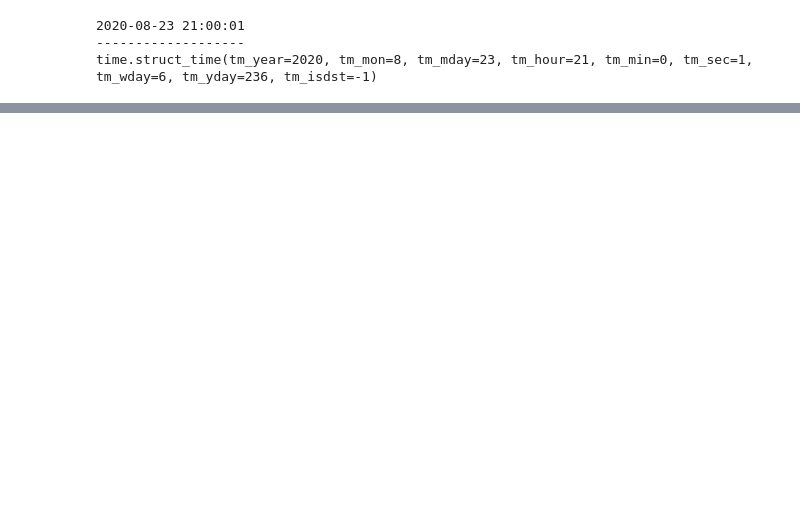
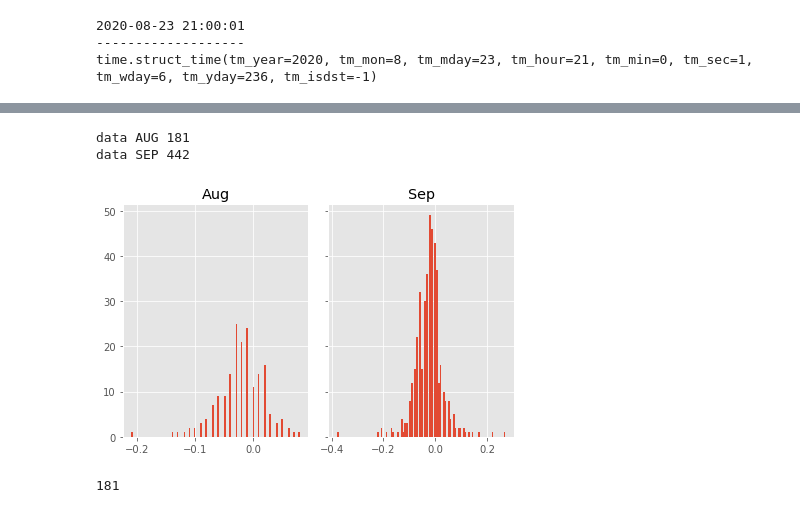
Before and after one commit to Markram-WS/BitKubProject, a Jupyter notebook: gendata.ipynb, the cells around one changed output, grey strips where cells are left out. Cells and saved outputs as stored; diff of their text form; code cells hidden in the pictures; blank space fills up the shorter version.

```diff
--- a/gendata.ipynb
+++ b/gendata.ipynb
@@ -158,0 +211,23 @@ plt.show()
+# %%
+N_points = 1000
+n_bins = 100
+fig, axs = plt.subplots(1, 2, sharey=True, tight_layout=True)
+y0=data['diff_price'];
+# We can set the number of bins with the `bins` kwarg
+axs[0].set_title('Aug')
+axs[0].hist(y1, bins=n_bins);
+
+
+axs[1].set_title('Sep')
+axs[1].hist(y2, bins=n_bins);
+
+print(f'data AUG {len(y1)}')
+print(f'data SEP {len(y2)}')
+# %% [output]
+data AUG 181
+data SEP 442
+[figure, added]
+# %%
+len(y1)
+# %% [output]
+181
```
Also changed, not shown: parts of 11 cells of this notebook.
